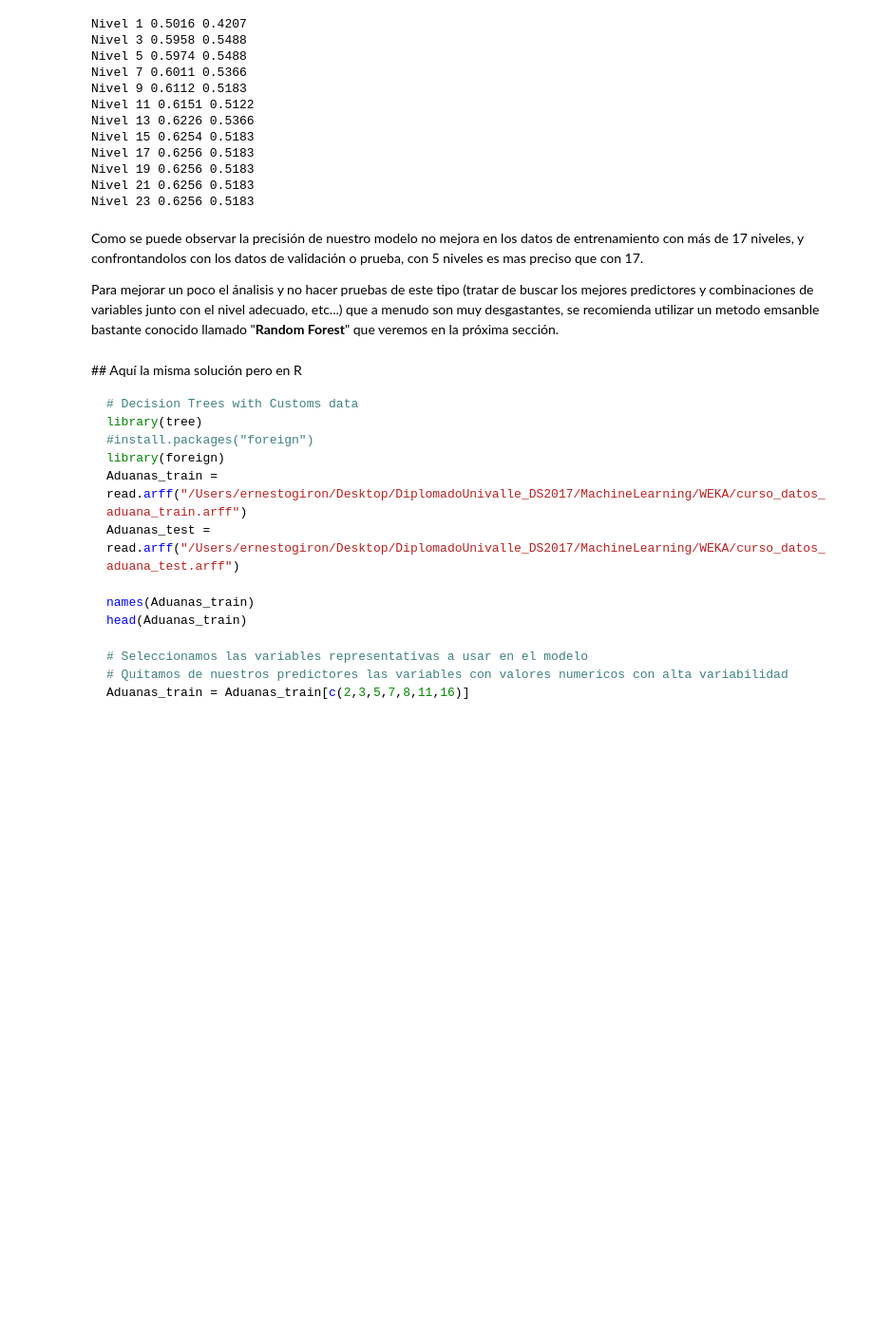
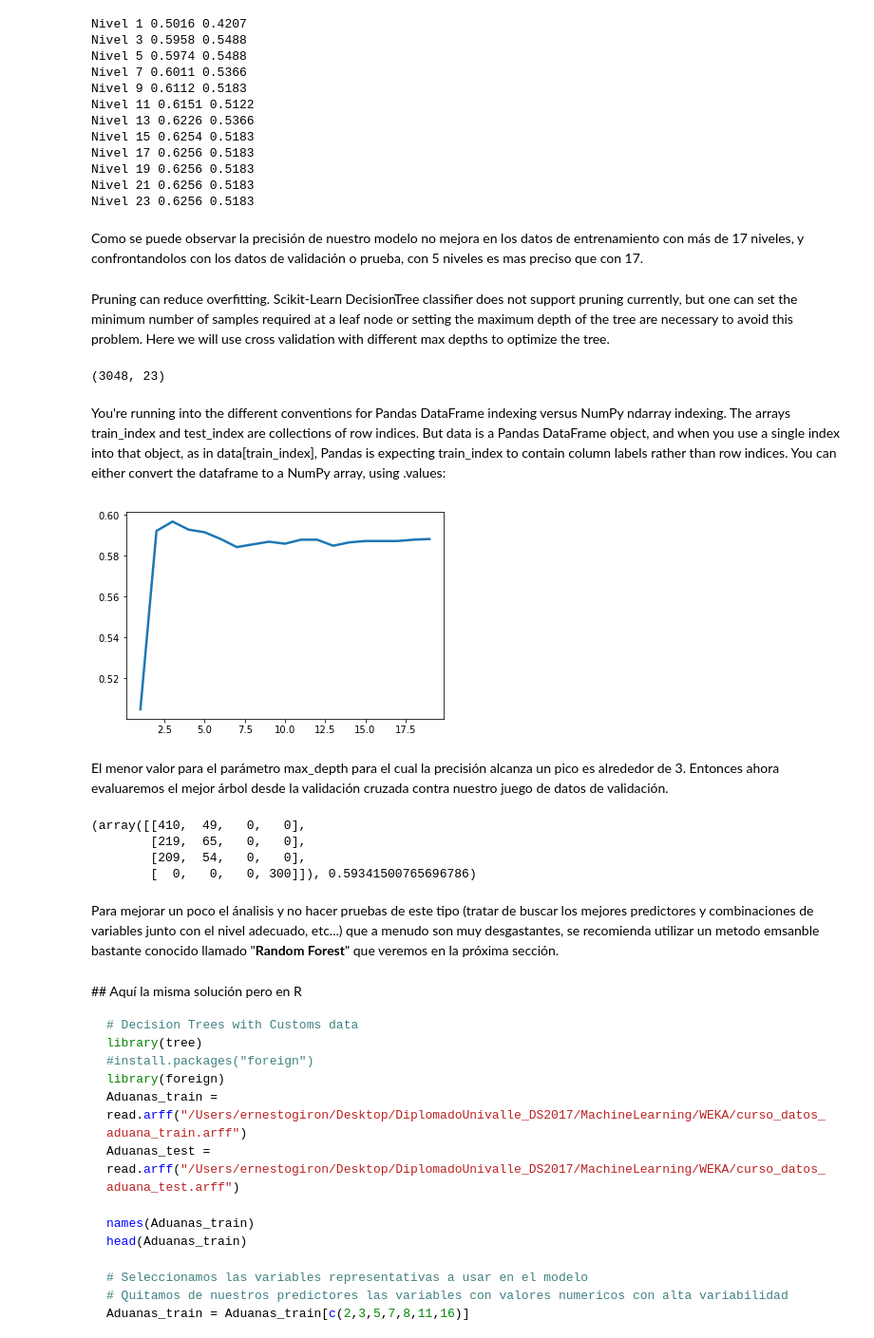
Before and after one commit to egiron/DataScience, a Jupyter notebook: Metodos basados en arboles.ipynb, the cells around one changed output. Shown: that part at 95% size. Saved outputs shown, nothing was run; the diff lists cells and outputs as text; code cells hidden in the pictures; blank space fills up the shorter version.

```diff
--- a/Metodos basados en arboles.ipynb
+++ b/Metodos basados en arboles.ipynb
@@ -1538,9 +1546,63 @@ Nivel 17 0.6256 0.5183
 Nivel 19 0.6256 0.5183
 Nivel 21 0.6256 0.5183
 Nivel 23 0.6256 0.5183
+# %% [markdown]
+Como se puede observar la precisión de nuestro modelo no mejora en los datos de entrenamiento con más de 17 niveles, y confrontandolos con los datos de validación o prueba, con 5 niveles es mas preciso que con 17.
+# %% [markdown]
+Pruning can reduce overfitting. Scikit-Learn DecisionTree classifier does not support pruning currently, but one can set the minimum number of samples required at a leaf node or setting the maximum depth of the tree are necessary to avoid this problem. Here we will use cross validation with different max depths to optimize the tree.
+# %%
+from sklearn.cross_validation import KFold
+#from sklearn.model_selection import KFold
+from sklearn.metrics import accuracy_score
+from sklearn.cross_validation import train_test_split
+#from sklearn.metrics import mean_squared_error
+#from IPython.display import Image
+
+Xr, Xt, yr, yt = train_test_split(X, y, train_size=3048, test_size=1306, random_state=42)
+Xr.shape[0]
+print(Xr.values.shape)
+# %% [output]
+(3048, 23)
+# %% [markdown]
+You're running into the different conventions for Pandas DataFrame indexing versus NumPy ndarray indexing. The arrays train_index and test_index are collections of row indices. But data is a Pandas DataFrame object, and when you use a single index into that object, as in data[train_index], Pandas is expecting train_index to contain column labels rather than row indices. You can either convert the dataframe to a NumPy array, using .values:
+# %%
+kfold = KFold(Xr.shape[0], n_folds=10)
+# Convert DataFrame to Numpy array to avoid index error
+#Xr = Xr.values
+#yr = yr.values
+#kfold = KFold(n_splits=10) # sklearn.model_selection
+#kfold.get_n_splits(Xr)
+accs = []
+max_depths = range(1, 20)
+for max_depth in max_depths:
+    k_accs = []
+    #for train, test in kfold.split(Xr): # sklearn.model_selection
+    for train, test in kfold:
+        Xtrain, Xtest, ytrain, ytest = Xr.iloc[train], Xr.iloc[test], yr.iloc[train], yr.iloc[test]
+        clf = DecisionTreeClassifier(max_depth=max_depth)
+        clf.fit(Xtrain, ytrain)
+        ypred = clf.predict(Xtest)
+        k_accs.append(accuracy_score(ytest, ypred))
+    accs.append(np.mean(k_accs))
+# plot the accuracies as a function of max_depth
+plt.plot(max_depths, accs, linewidth=2.5)
+plt.show()
+# %% [output]
+[figure, added]
+# %% [markdown]
+El menor valor para el parámetro max_depth para el cual la precisión alcanza un pico es alrededor de 3. Entonces ahora evaluaremos el mejor árbol desde la validación cruzada contra nuestro juego de datos de validación.
+# %%
+from sklearn.metrics import confusion_matrix
+clf = DecisionTreeClassifier(max_depth=3)
+clf.fit(Xr, yr)
+ypred = clf.predict(Xt)
+confusion_matrix(yt, ypred), accuracy_score(yt, ypred)
+# %% [output]
+(array([[410,  49,   0,   0],
+        [219,  65,   0,   0],
+        [209,  54,   0,   0],
+        [  0,   0,   0, 300]]), 0.59341500765696786)
 # %% [markdown]
-Como se puede observar la precisión de nuestro modelo no mejora en los datos de entrenamiento con más de 17 niveles, y confrontandolos con los datos de validación o prueba, con 5 niveles es mas preciso que con 17.
-
 Para mejorar un poco el ánalisis y no hacer pruebas de este tipo (tratar de buscar los mejores predictores y combinaciones de variables junto con el nivel adecuado, etc...) que a menudo son muy desgastantes, se recomienda utilizar un metodo emsanble bastante conocido llamado "**Random Forest**" que veremos en la próxima sección.
 # %% [markdown]
 ## Aquí la misma solución pero en R
```
Also changed, not shown: parts of 2 cells of this notebook, 5 other files.
